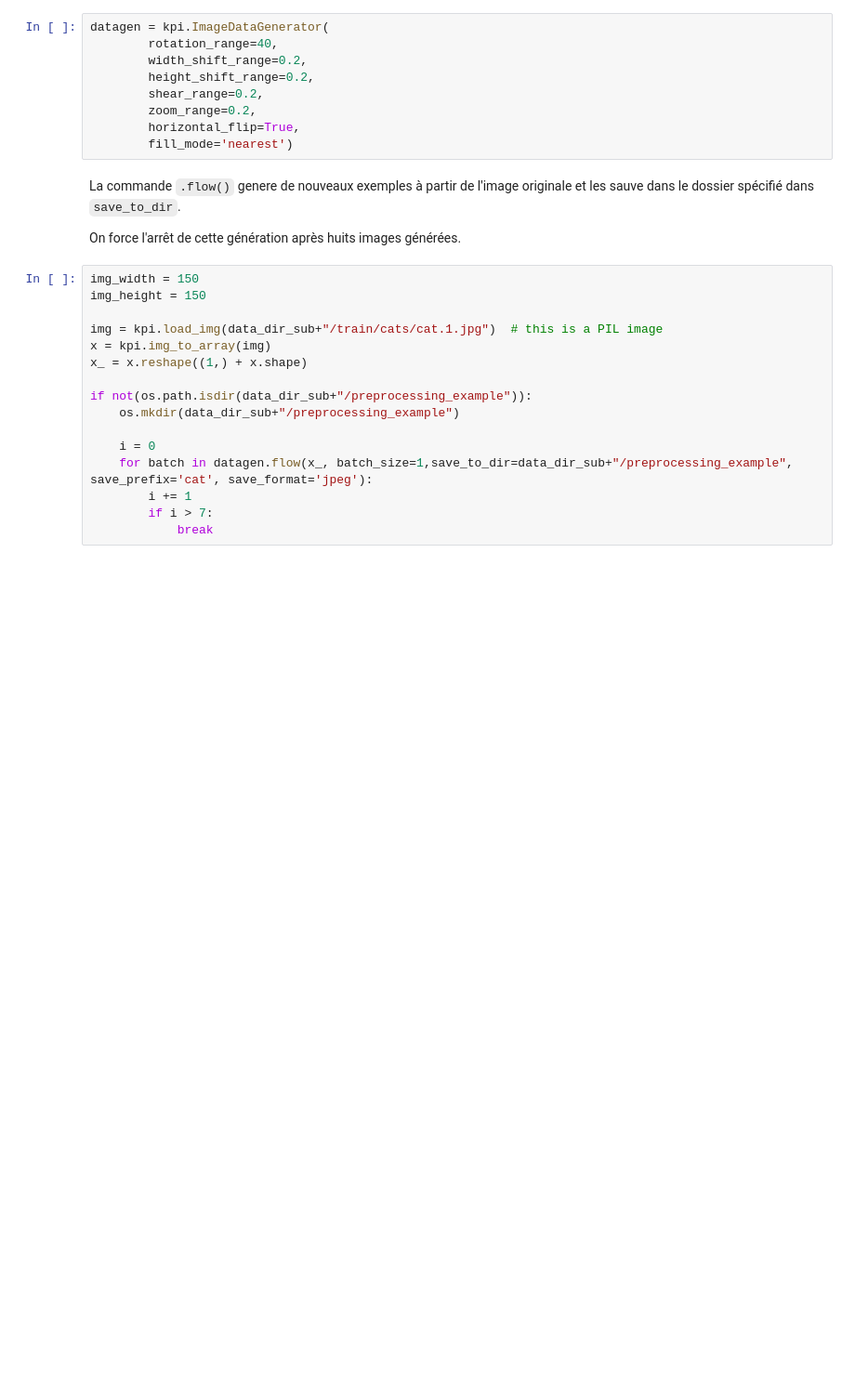
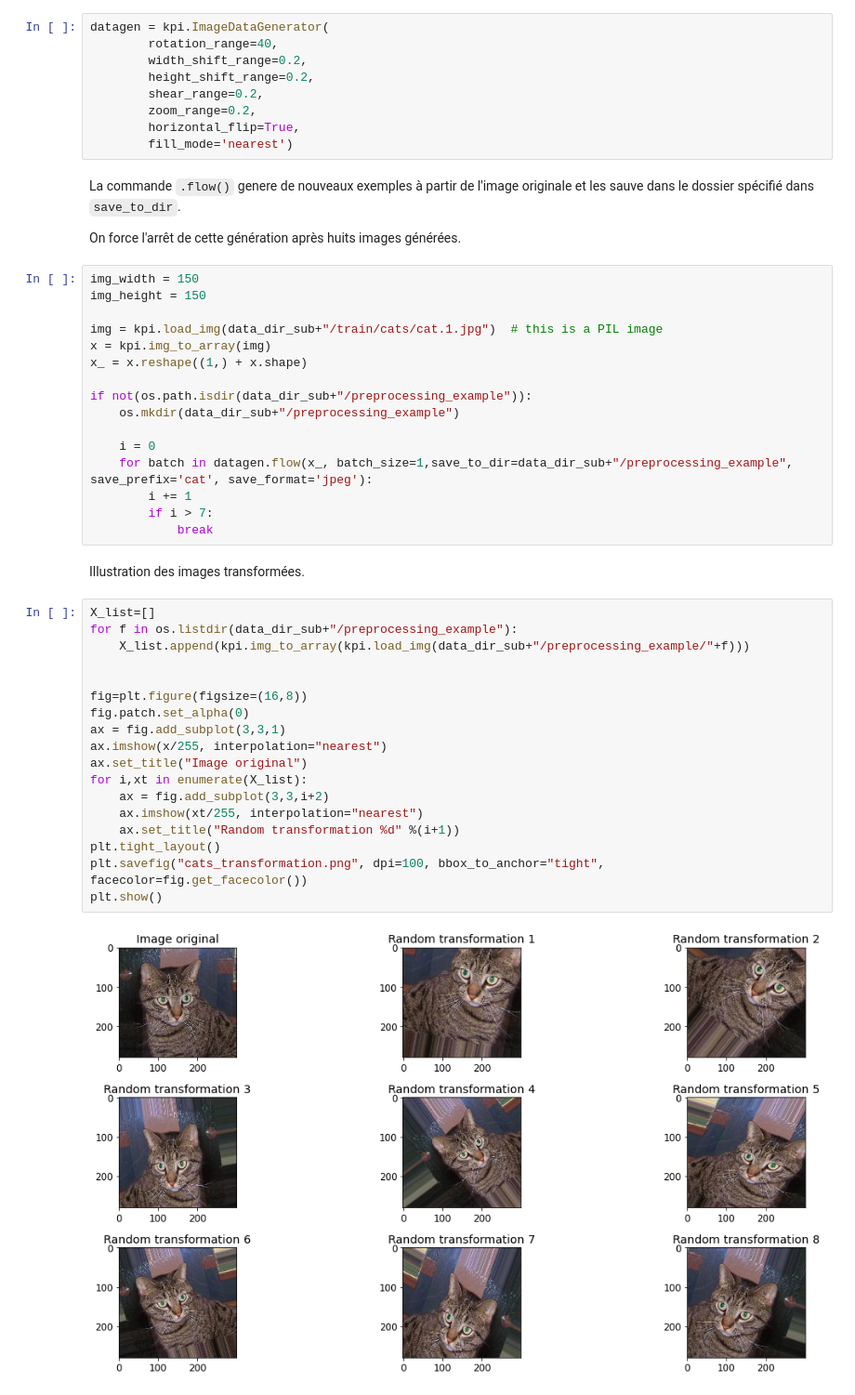
Before and after one commit to Mohamed-Khalil67/Deeo-Learning, a Jupyter notebook: Atelier_Keras.ipynb, the cells around one changed output. Shown: that part at 93% size. Drawn from its saved outputs; the diff is of its cells as text; blank space fills up the shorter version.

```diff
--- a/Atelier_Keras.ipynb
+++ b/Atelier_Keras.ipynb
@@ -160,3 +160,25 @@ if not(os.path.isdir(data_dir_sub+"/preprocessing_example")):
         i += 1
         if i > 7:
             break
+# %% [markdown]
+Illustration des images transformées.
+# %%
+X_list=[]
+for f in os.listdir(data_dir_sub+"/preprocessing_example"):
+    X_list.append(kpi.img_to_array(kpi.load_img(data_dir_sub+"/preprocessing_example/"+f)))
+
+
+fig=plt.figure(figsize=(16,8))
+fig.patch.set_alpha(0)
+ax = fig.add_subplot(3,3,1)
+ax.imshow(x/255, interpolation="nearest")
+ax.set_title("Image original")
+for i,xt in enumerate(X_list):
+    ax = fig.add_subplot(3,3,i+2)
+    ax.imshow(xt/255, interpolation="nearest")
+    ax.set_title("Random transformation %d" %(i+1))
+plt.tight_layout()
+plt.savefig("cats_transformation.png", dpi=100, bbox_to_anchor="tight", facecolor=fig.get_facecolor())
+plt.show()
+# %% [output]
+[figure, added]
```
